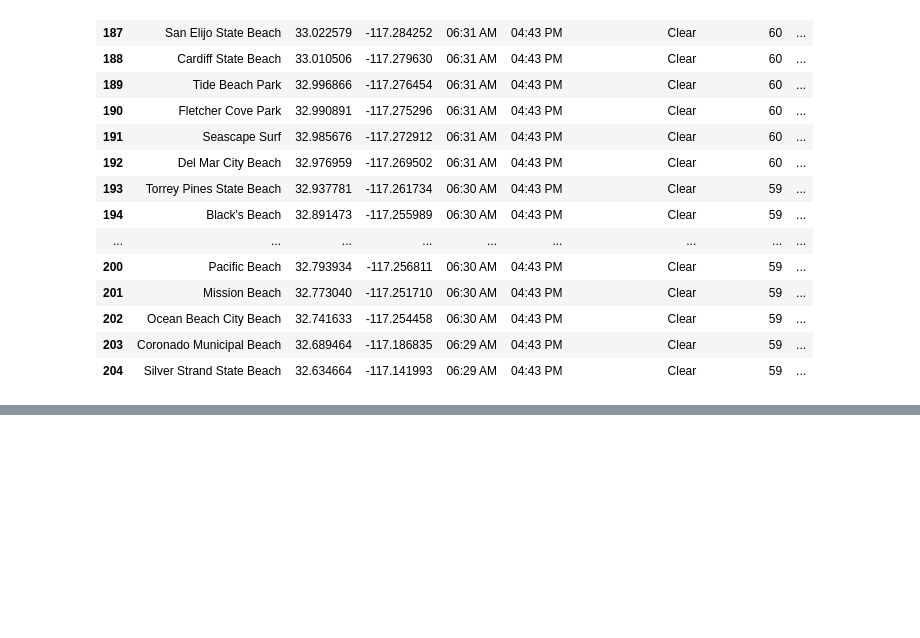
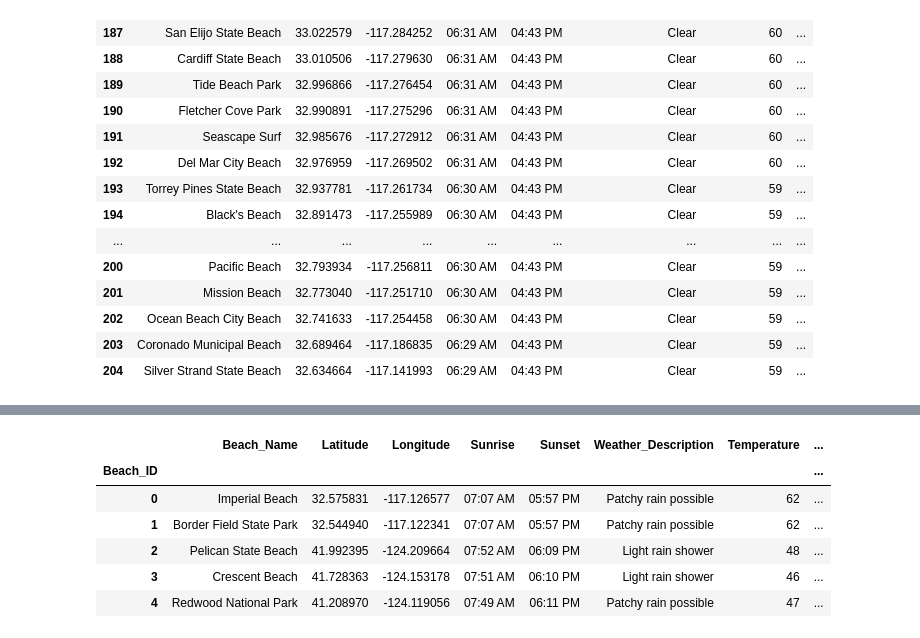
Before and after one commit to ckanchanda/Surf_Check, a Jupyter notebook: Beaches_database.ipynb, the cells around one changed output, grey strips where cells are left out. Saved outputs shown, nothing was run; the diff lists cells and outputs as text; code cells hidden in the pictures; blank space fills up the shorter version.

```diff
--- a/Beaches_database.ipynb
+++ b/Beaches_database.ipynb
@@ -254,5 +255,5 @@ beach_data_df.tail(20)
 # Export the beach_data_df into a CSV.
 #beach_data_df.to_csv(output_data_file, index_label="beach_id")
 # %%
-#beach_data_df = pd.read_csv("beaches_data.csv")
-#beach_data_df.head()
+beach_data_df = pd.read_csv("Resources/beach_data_df.csv")
+beach_data_df.head()
@@ -259,8 +267,16 @@ beach_data_df.tail(20)
 # %%
 # Renamed "Unnamed: 0" column and set it as the index
-#beach_data_df = beach_data_df.rename(columns={'Unnamed: 0': ''})
-#beach_data_df = beach_data_df.set_index('Beach_ID')
-#beach_data_df.head()
+beach_data_df = beach_data_df.rename(columns={'Unnamed: 0': ''})
+beach_data_df = beach_data_df.set_index('Beach_ID')
+beach_data_df.head()
+# %% [output]
+|  | Beach_Name | Latitude | Longitude | Sunrise | Sunset | Weather_Description | Temperature | ... |
+| Beach_ID |  |  |  |  |  |  |  | ... |
+| 0 | Imperial Beach | 32.575831 | -117.126577 | 07:07 AM | 05:57 PM | Patchy rain possible | 62 | ... |
+| 1 | Border Field State Park | 32.544940 | -117.122341 | 07:07 AM | 05:57 PM | Patchy rain possible | 62 | ... |
+| 2 | Pelican State Beach | 41.992395 | -124.209664 | 07:52 AM | 06:09 PM | Light rain shower | 48 | ... |
+| 3 | Crescent Beach | 41.728363 | -124.153178 | 07:51 AM | 06:10 PM | Light rain shower | 46 | ... |
+| 4 | Redwood National Park | 41.208970 | -124.119056 | 07:49 AM | 06:11 PM | Patchy rain possible | 47 | ... |
 # %%
 wave_height_bins = [0, 3, 9, 12]
 wave_size = ["Small (<4)", "Medium (4-9)", "Large (10-12)"]
```
Also changed, not shown: parts of 3 cells of this notebook, 4 other files.
